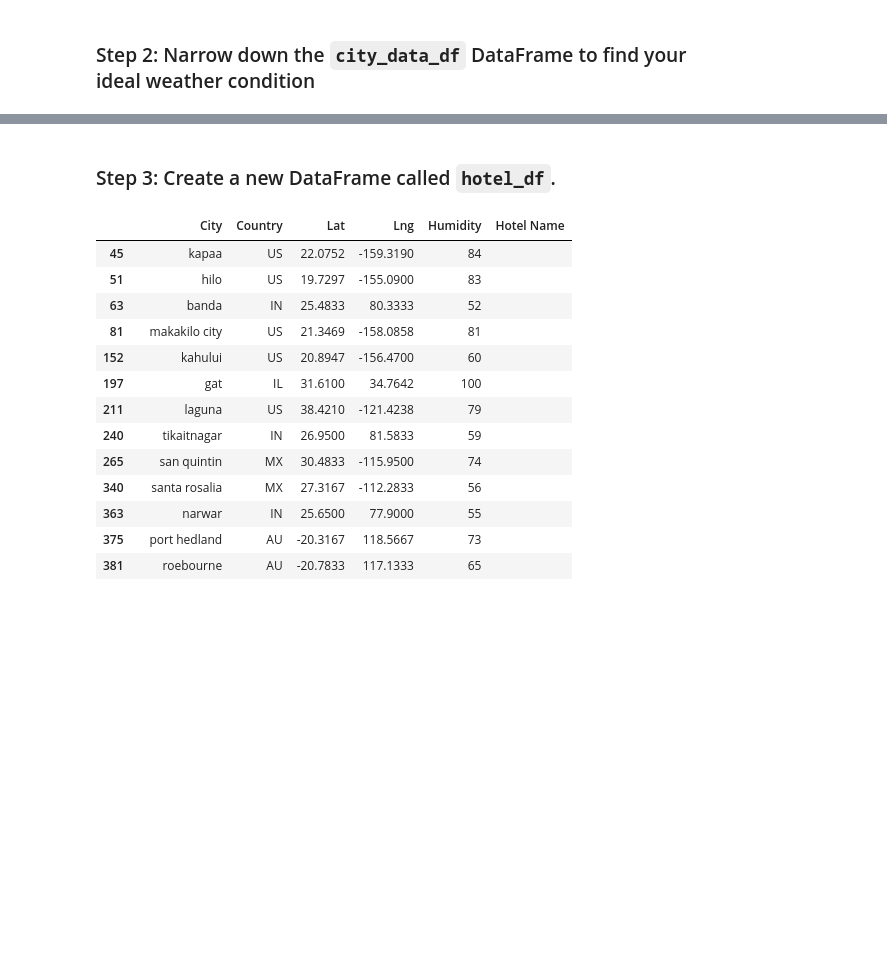
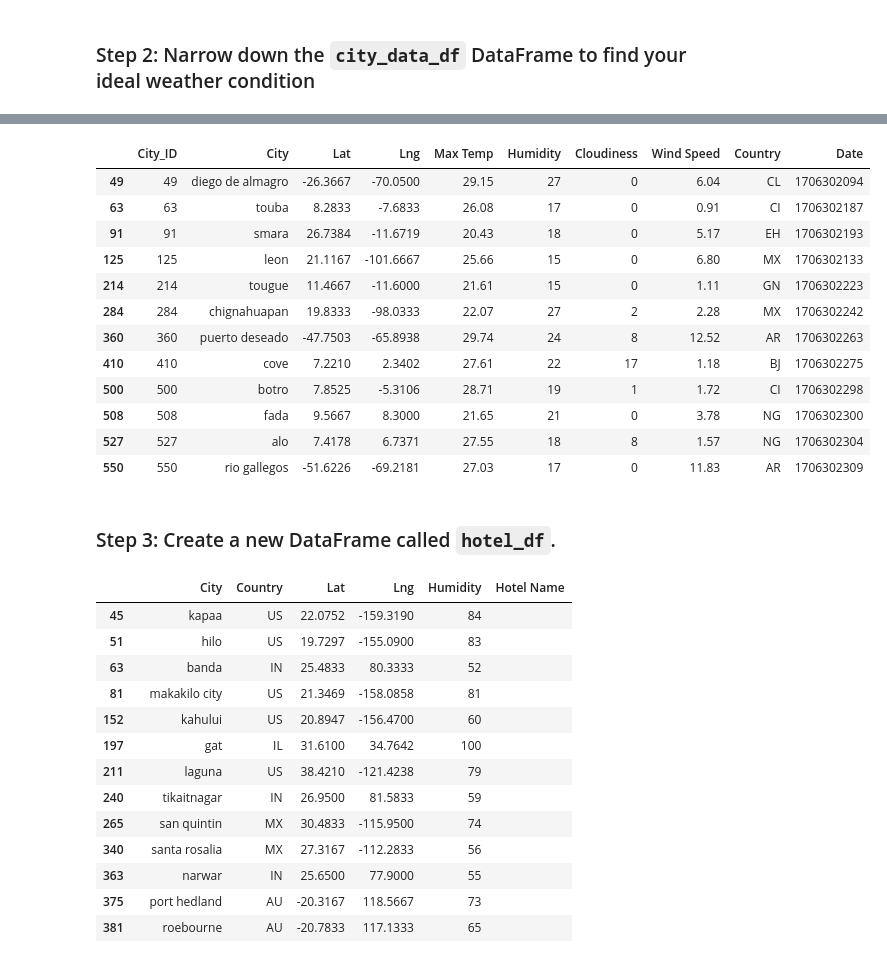
Before and after one commit to byTravis/Module6_API-Challenge, a Jupyter notebook: VacationPy_TravisCook.ipynb, the cells around one changed output, grey strips where cells are left out. Drawn from its saved outputs; the diff is of its cells as text; code cells hidden in the pictures; blank space fills up the shorter version.

```diff
--- a/VacationPy_TravisCook.ipynb
+++ b/VacationPy_TravisCook.ipynb
@@ -75,3 +55,40 @@ city_data_df.head()
+# %%
+# Drop any rows with null values
+city_data_cleaned = city_data_df.dropna(axis=0, how="any", inplace=False)
+
+
+# Narrow down cities that fit criteria
+# My Criteria
+my_high_temp = 32
+my_low_temp = 20
+my_humid = 30
+my_clouds = 20
+
+my_cities = city_data_cleaned.loc[(city_data_cleaned["Max Temp"] >= my_low_temp) &
+                                  (city_data_cleaned["Max Temp"] < my_high_temp) &
+                                  (city_data_cleaned["Humidity"] < my_humid) &
+                                  (city_data_cleaned["Cloudiness"] < my_clouds),:]
+
+
+
+
+
+# Display sample data
+my_cities.head(20)
+# %% [output]
+|  | City_ID | City | Lat | Lng | Max Temp | Humidity | Cloudiness | Wind Speed | Country | Date |
+| 49 | 49 | diego de almagro | -26.3667 | -70.0500 | 29.15 | 27 | 0 | 6.04 | CL | 1706302094 |
+| 63 | 63 | touba | 8.2833 | -7.6833 | 26.08 | 17 | 0 | 0.91 | CI | 1706302187 |
+| 91 | 91 | smara | 26.7384 | -11.6719 | 20.43 | 18 | 0 | 5.17 | EH | 1706302193 |
+| 125 | 125 | leon | 21.1167 | -101.6667 | 25.66 | 15 | 0 | 6.80 | MX | 1706302133 |
+| 214 | 214 | tougue | 11.4667 | -11.6000 | 21.61 | 15 | 0 | 1.11 | GN | 1706302223 |
+| 284 | 284 | chignahuapan | 19.8333 | -98.0333 | 22.07 | 27 | 2 | 2.28 | MX | 1706302242 |
+| 360 | 360 | puerto deseado | -47.7503 | -65.8938 | 29.74 | 24 | 8 | 12.52 | AR | 1706302263 |
+| 410 | 410 | cove | 7.2210 | 2.3402 | 27.61 | 22 | 17 | 1.18 | BJ | 1706302275 |
+| 500 | 500 | botro | 7.8525 | -5.3106 | 28.71 | 19 | 1 | 1.72 | CI | 1706302298 |
+| 508 | 508 | fada | 9.5667 | 8.3000 | 21.65 | 21 | 0 | 3.78 | NG | 1706302300 |
+| 527 | 527 | alo | 7.4178 | 6.7371 | 27.55 | 18 | 8 | 1.57 | NG | 1706302304 |
+| 550 | 550 | rio gallegos | -51.6226 | -69.2181 | 27.03 | 17 | 0 | 11.83 | AR | 1706302309 |
 # %% [markdown]
 ### Step 3: Create a new DataFrame called `hotel_df`.
 # %%
```
Also changed, not shown: parts of 3 cells of this notebook.
